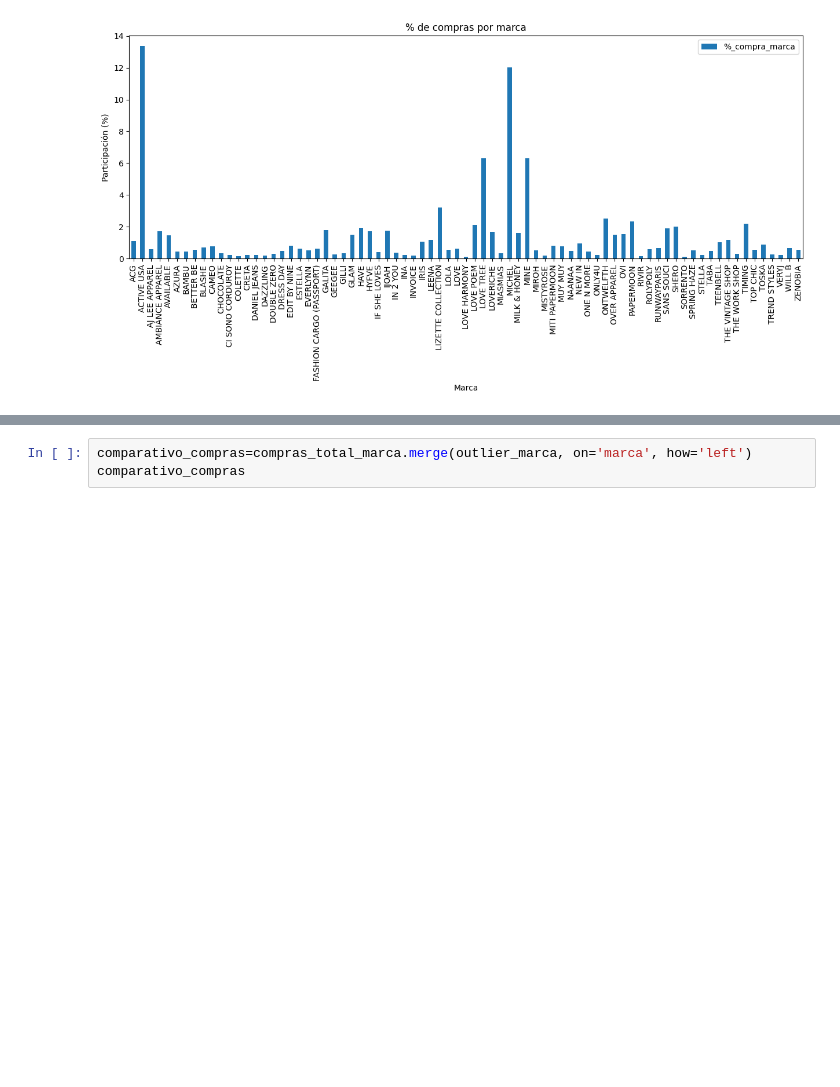
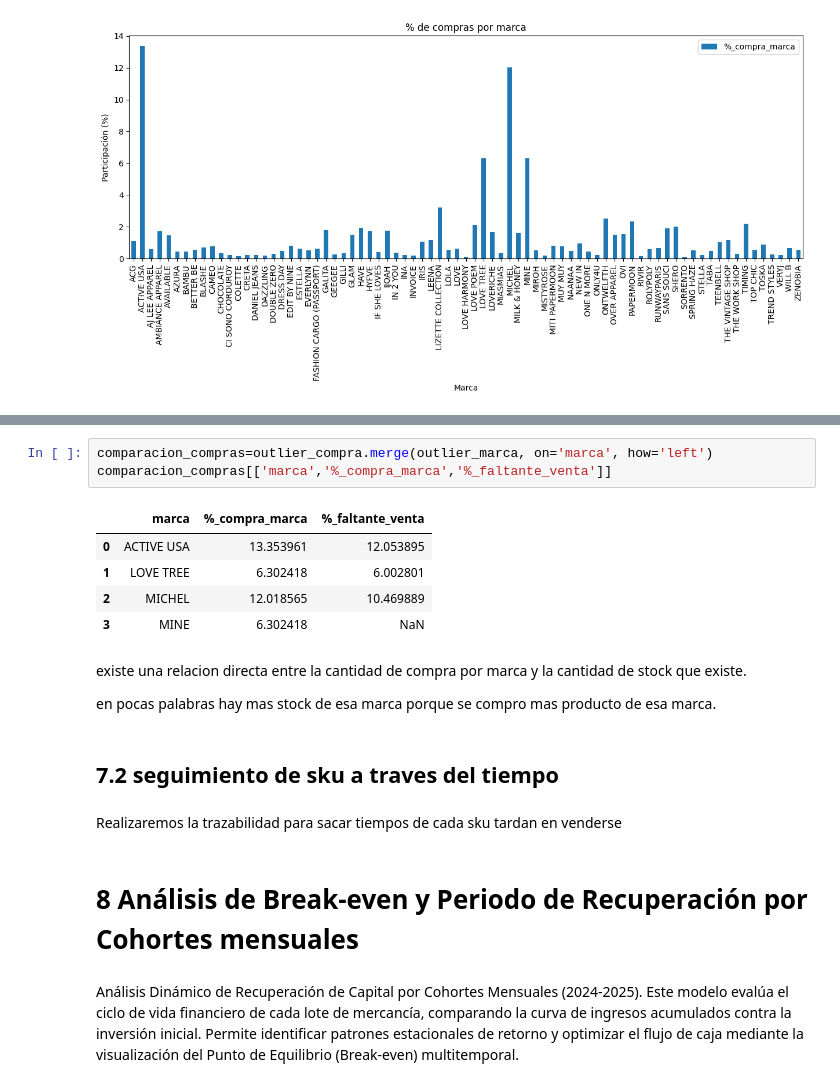
Before and after one commit to Adrian-estrada-chavez/clothing-sales-roi-analysis, a Jupyter notebook: notebooks/Clothing_sales_roi_analysis.ipynb, the cells around one changed output, grey strips where cells are left out. Cells and saved outputs as stored; diff of their text form; blank space fills up the shorter version.

```diff
--- a/notebooks/Clothing_sales_roi_analysis.ipynb
+++ b/notebooks/Clothing_sales_roi_analysis.ipynb
@@ -1059,3 +1068,21 @@ ValueError: ('Lengths must match to compare', (77,), (3,))
 # %%
-comparativo_compras=compras_total_marca.merge(outlier_marca, on='marca', how='left')
-comparativo_compras
+comparacion_compras=outlier_compra.merge(outlier_marca, on='marca', how='left')
+comparacion_compras[['marca','%_compra_marca','%_faltante_venta']]
+# %% [output]
+|  | marca | %_compra_marca | %_faltante_venta |
+| 0 | ACTIVE USA | 13.353961 | 12.053895 |
+| 1 | LOVE TREE | 6.302418 | 6.002801 |
+| 2 | MICHEL | 12.018565 | 10.469889 |
+| 3 | MINE | 6.302418 | NaN |
+# %% [markdown]
+existe una relacion directa entre la cantidad de compra por marca y la cantidad de stock que existe.
+
+en pocas palabras hay mas stock de esa marca porque se compro mas producto de esa marca.
+# %% [markdown]
+## 7.2 seguimiento de sku a traves del tiempo
+# %% [markdown]
+Realizaremos la trazabilidad para sacar tiempos de cada sku tardan en venderse
+# %% [markdown]
+# 8 Análisis de Break-even y Periodo de Recuperación por Cohortes mensuales
+# %% [markdown]
+Análisis Dinámico de Recuperación de Capital por Cohortes Mensuales (2024-2025). Este modelo evalúa el ciclo de vida financiero de cada lote de mercancía, comparando la curva de ingresos acumulados contra la inversión inicial. Permite identificar patrones estacionales de retorno y optimizar el flujo de caja mediante la visualización del Punto de Equilibrio (Break-even) multitemporal.
```
Also changed, not shown: parts of 5 cells of this notebook.
